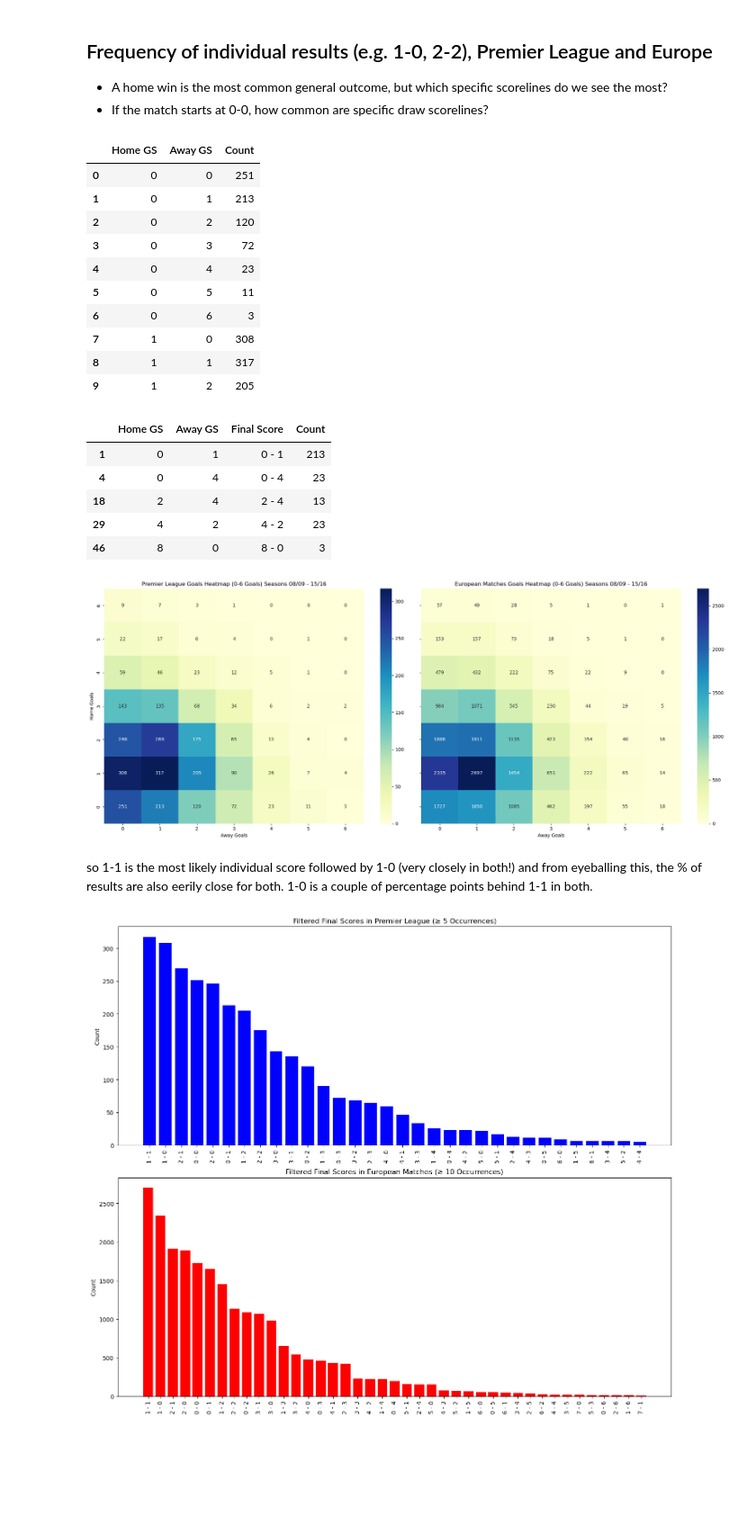
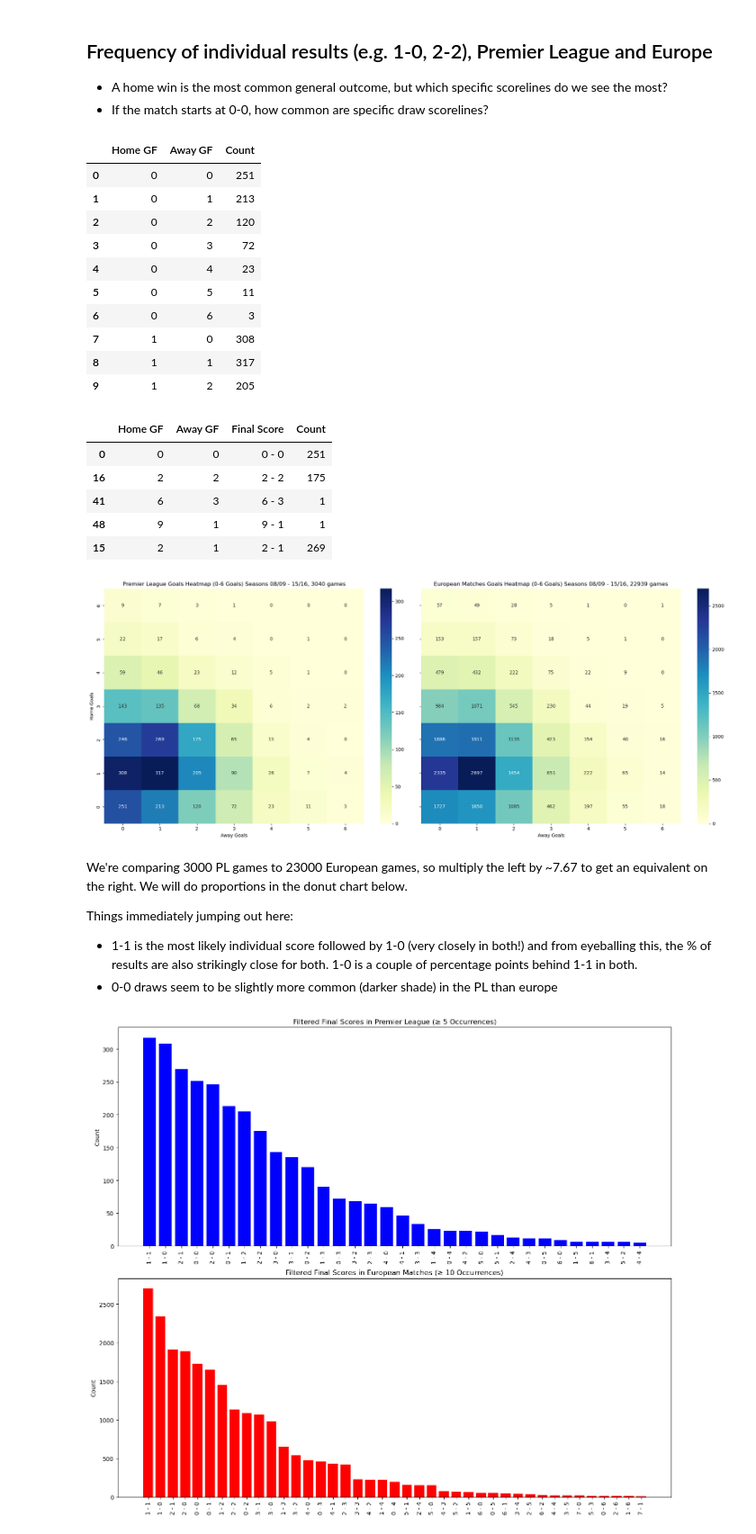
Before and after one commit to tjjdoherty/football-project-mvp, a Jupyter notebook: intro_clean_eda.ipynb, the cells around one changed output. Shown at 90% size. Cells and saved outputs as stored; diff of their text form; code cells hidden in the pictures; blank space fills up the shorter version.

```diff
--- a/intro_clean_eda.ipynb
+++ b/intro_clean_eda.ipynb
@@ -270,7 +525,7 @@ prem[prem.filter(regex='(home|away)_player_[1-9]|(home|away)_player_10|11').colu
     prem.filter(regex='(home|away)_player_[1-9]|(home|away)_player_10|11').astype('Int64')
 # %%
 # insert the home and away team names at the start of the df, after date and before the rest of the columns
-prem = prem[['id', 'season', 'date', 'Gameweek / 38', 'home_team', 'Home GS', 'Away GS', 'away_team'] + [col for col in prem.columns if col not in ['id', 'season', 'date', 'Gameweek / 38', 'home_team', 'Home GS', 'Away GS', 'away_team']]]
+prem = prem[['id', 'season', 'date', 'Venue','Gameweek / 38', 'home_team', 'Home GF', 'Away GF', 'away_team'] + [col for col in prem.columns if col not in ['id', 'season', 'date', 'Venue', 'Gameweek / 38', 'home_team', 'Home GF', 'Away GF', 'away_team']]]
 # %%
 prem.sample(5)
 # %% [output]
@@ -300,14 +558,17 @@ Adding Results columns here:
 # %%
 # add the Result Column - 1 if home team wins, 0 if draw, -1 if away team wins
-prem.insert(9, 'Result', np.sign(prem['Home GS'] - prem['Away GS']))
+prem.insert(9, 'Result', np.sign(prem['Home GF'] - prem['Away GF']))
 
 # add the Margin column = gives the margin of victory for the home / away team
-prem.insert(10, 'Margin', prem['Home GS'] - prem['Away GS'])
+prem.insert(10, 'Margin', prem['Home GF'] - prem['Away GF'])
+
+# add the home_win column - 1 if home team wins, 0 otherwise
+prem.insert(11, 'Home Win', (prem['Result'] == 1).astype(int)) # 1 if home team wins, 0 otherwise
 
 # same with the all_matches table
-european_matches.insert(8, 'Result', np.sign(european_matches['Home GS'] - european_matches['Away GS']))
+european_matches.insert(8, 'Result', np.sign(european_matches['Home GF'] - european_matches['Away GF']))
 
-european_matches.insert(9, 'Margin', european_matches['Home GS'] - european_matches['Away GS'])
+european_matches.insert(9, 'Margin', european_matches['Home GF'] - european_matches['Away GF'])
 # %%
 prem.sample(5)
 # %% [output]
@@ -462,11 +735,11 @@ For now, the previous few cells show that a Home Win is nearly twice as frequent
 - If the match starts at 0-0, how common are specific draw scorelines?
 # %%
 # count every unique combination of home goals vs away goals
-prem_goals = prem.groupby(['Home GS', 'Away GS']).size().reset_index(name='Count')
-european_matches_goals = european_matches.groupby(['Home GS', 'Away GS']).size().reset_index(name='Count')
+prem_goals = prem.groupby(['Home GF', 'Away GF']).size().reset_index(name='Count')
+european_matches_goals = european_matches.groupby(['Home GF', 'Away GF']).size().reset_index(name='Count')
 prem_goals.head(10)
 # %% [output]
-|  | Home GS | Away GS | Count |
+|  | Home GF | Away GF | Count |
 | 0 | 0 | 0 | 251 |
 | 1 | 0 | 1 | 213 |
 | 2 | 0 | 2 | 120 |
@@ -479,28 +752,28 @@ prem_goals.head(10)
 | 9 | 1 | 2 | 205 |
 # %%
 # create "Final Score" column to show the result of the match
-prem_goals['Final Score'] = prem_goals['Home GS'].astype(str) + ' - ' + prem_goals['Away GS'].astype(str)
-european_matches_goals['Final Score'] = european_matches_goals['Home GS'].astype(str) + ' - ' + european_matches_goals['Away GS'].astype(str)
+prem_goals['Final Score'] = prem_goals['Home GF'].astype(str) + ' - ' + prem_goals['Away GF'].astype(str)
+european_matches_goals['Final Score'] = european_matches_goals['Home GF'].astype(str) + ' - ' + european_matches_goals['Away GF'].astype(str)
 # %%
-prem_goals[['Home GS', 'Away GS', 'Final Score', 'Count']].sample(5)
+prem_goals[['Home GF', 'Away GF', 'Final Score', 'Count']].sample(5)
 # %% [output]
-|  | Home GS | Away GS | Final Score | Count |
-| 1 | 0 | 1 | 0 - 1 | 213 |
-| 4 | 0 | 4 | 0 - 4 | 23 |
-| 18 | 2 | 4 | 2 - 4 | 13 |
-| 29 | 4 | 2 | 4 - 2 | 23 |
-| 46 | 8 | 0 | 8 - 0 | 3 |
+|  | Home GF | Away GF | Final Score | Count |
+| 0 | 0 | 0 | 0 - 0 | 251 |
+| 16 | 2 | 2 | 2 - 2 | 175 |
+| 41 | 6 | 3 | 6 - 3 | 1 |
+| 48 | 9 | 1 | 9 - 1 | 1 |
+| 15 | 2 | 1 | 2 - 1 | 269 |
 # %%
 import numpy as np
 
-# Define the range for Home GS and Away GS
+# Define the range for Home GF and Away GF
 goal_range = np.arange(0, 7)  # From 0 to 6 inclusive
 
 # Filter the Premier League matrix to include only 0-6 goals
 fixture_matrix = (
     prem_goals.pivot_table(
-        index='Home GS',
-        columns='Away GS',
+        index='Home GF',
+        columns='Away GF',
         values='Count',
         aggfunc='sum',
         fill_value=0
@@ -511,8 +784,8 @@ fixture_matrix = (
 # Filter the European Matches matrix to include only 0-6 goals
 european_fixture_matrix = (
     european_matches_goals.pivot_table(
-        index='Home GS',
-        columns='Away GS',
+        index='Home GF',
+        columns='Away GF',
         values='Count',
         aggfunc='sum',
         fill_value=0
@@ -528,38 +801,44 @@ european_fixture_matrix = european_fixture_matrix.iloc[::-1]
 fig, axes = plt.subplots(1, 2, figsize=(20, 8), sharey=True)
 
 # Heatmap for Premier League
 sns.heatmap(
     fixture_matrix,
     annot=True,
     fmt='d',
     cmap='YlGnBu',
     cbar=True,
     ax=axes[0]
 )
-axes[0].set_title('Premier League Goals Heatmap (0-6 Goals) Seasons 08/09 - 15/16')
+axes[0].set_title('Premier League Goals Heatmap (0-6 Goals) Seasons 08/09 - 15/16, 3040 games')
 axes[0].set_xlabel('Away Goals')
 axes[0].set_ylabel('Home Goals')
 
 # Heatmap for European Matches
 sns.heatmap(
     european_fixture_matrix,
     annot=True,
     fmt='d',
     cmap='YlGnBu',
     cbar=True,
     ax=axes[1]
 )
-axes[1].set_title('European Matches Goals Heatmap (0-6 Goals) Seasons 08/09 - 15/16')
+axes[1].set_title('European Matches Goals Heatmap (0-6 Goals) Seasons 08/09 - 15/16, 22939 games')
 axes[1].set_xlabel('Away Goals')
 axes[1].set_ylabel('')  # No y-label on the second plot to avoid redundancy
 
 # Adjust layout
 plt.tight_layout()
 plt.show()
 # %% [output]
-[figure, old version]
+[figure, new version]
 # %% [markdown]
-so 1-1 is the most likely individual score followed by 1-0 (very closely in both!) and from eyeballing this, the % of results are also eerily close for both. 1-0 is a couple of percentage points behind 1-1 in both.
+We're comparing 3000 PL games to 23000 European games, so multiply the left by ~7.67 to get an equivalent on the right. We will do proportions in the donut chart below.
+
+Things immediately jumping out here:
+
+
+- 1-1 is the most likely individual score followed by 1-0 (very closely in both!) and from eyeballing this, the % of results are also strikingly close for both. 1-0 is a couple of percentage points behind 1-1 in both.
+- 0-0 draws seem to be slightly more common (darker shade) in the PL than europe
 # %%
 # Filter and sort the Premier League data - trim out the very rare scores
 prem_filtered = prem_goals[prem_goals['Count'] >= 5].sort_values(by='Count', ascending=False)
```
Also changed, not shown: parts of 86 cells of this notebook.
